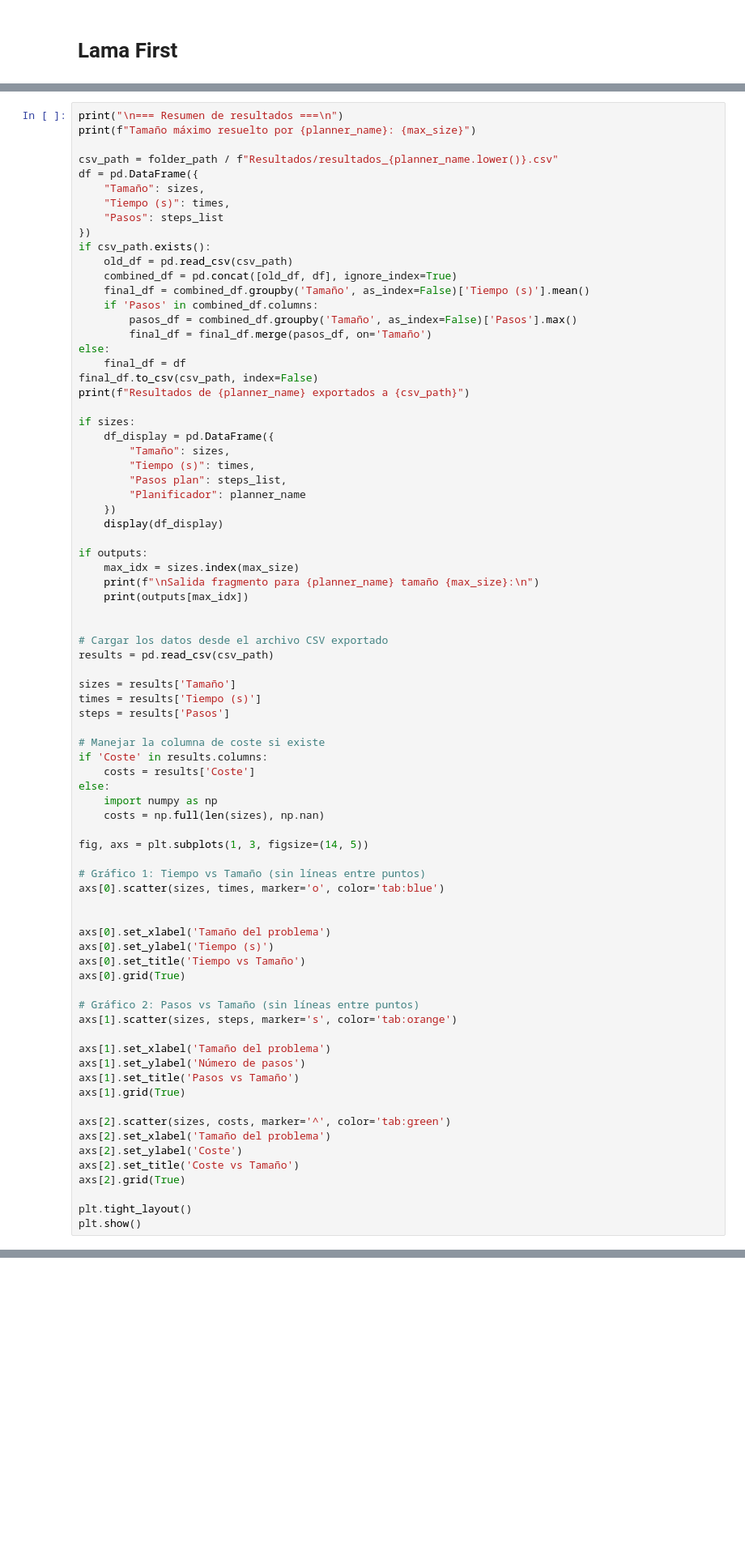
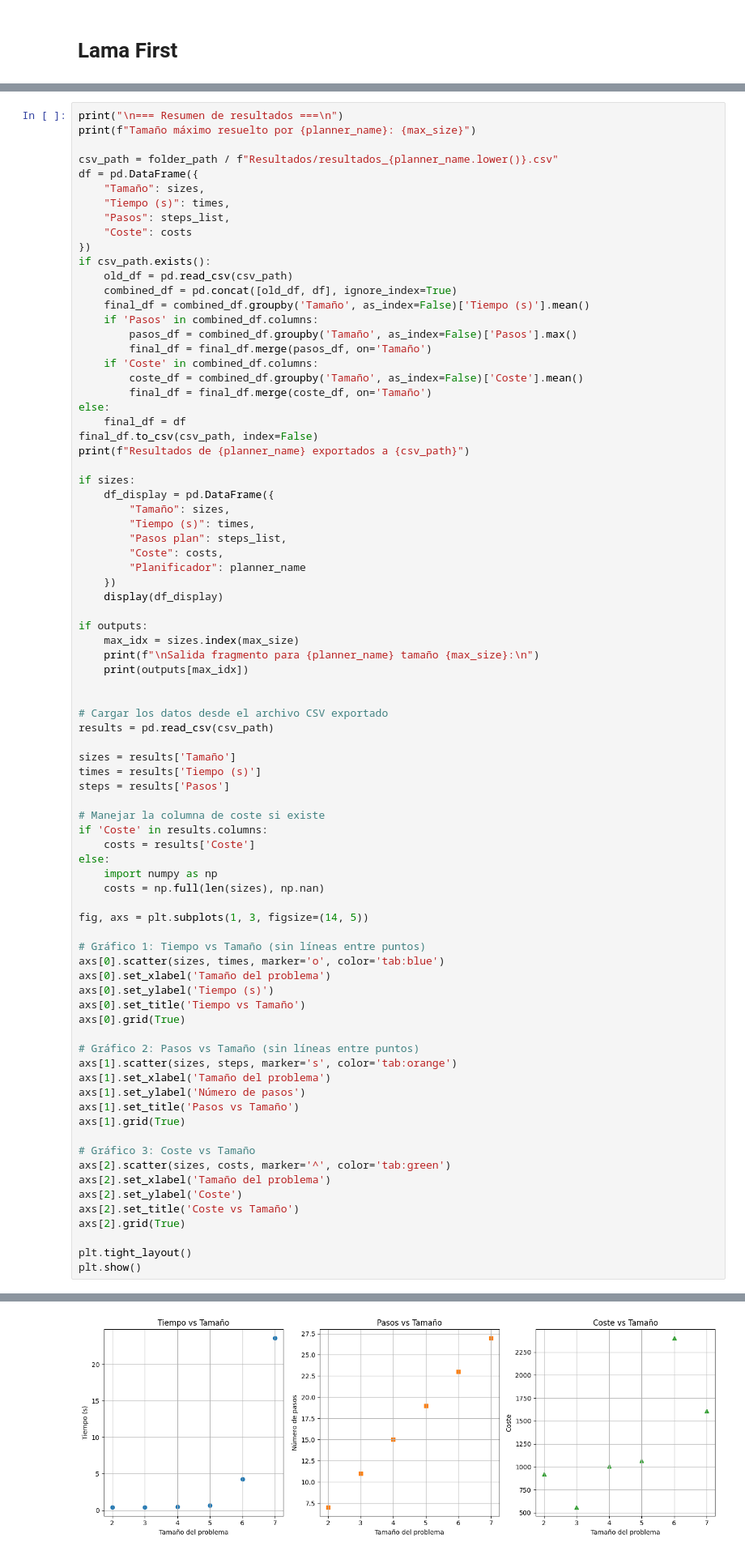
Before and after one commit to javikugan/Plani, a Jupyter notebook: Ejercicio2/2_2/2.2.ipynb, the cells around one changed output, grey strips where cells are left out. Shown at 81% size. Drawn from its saved outputs; the diff is of its cells as text; blank space fills up the shorter version.

```diff
--- a/Ejercicio2/2_2/2.2.ipynb
+++ b/Ejercicio2/2_2/2.2.ipynb
@@ -1012,7 +1149,8 @@ csv_path = folder_path / f"Resultados/resultados_{planner_name.lower()}.csv"
 df = pd.DataFrame({
     "Tamaño": sizes,
     "Tiempo (s)": times,
-    "Pasos": steps_list
+    "Pasos": steps_list,
+    "Coste": costs
 })
 if csv_path.exists():
     old_df = pd.read_csv(csv_path)
@@ -1021,6 +1159,9 @@ if csv_path.exists():
     if 'Pasos' in combined_df.columns:
         pasos_df = combined_df.groupby('Tamaño', as_index=False)['Pasos'].max()
         final_df = final_df.merge(pasos_df, on='Tamaño')
+    if 'Coste' in combined_df.columns:
+        coste_df = combined_df.groupby('Tamaño', as_index=False)['Coste'].mean()
+        final_df = final_df.merge(coste_df, on='Tamaño')
 else:
     final_df = df
 final_df.to_csv(csv_path, index=False)
@@ -1031,6 +1172,7 @@ if sizes:
         "Tamaño": sizes,
         "Tiempo (s)": times,
         "Pasos plan": steps_list,
+        "Coste": costs,
         "Planificador": planner_name
     })
     display(df_display)
@@ -1059,8 +1201,6 @@ fig, axs = plt.subplots(1, 3, figsize=(14, 5))
 
 # Gráfico 1: Tiempo vs Tamaño (sin líneas entre puntos)
 axs[0].scatter(sizes, times, marker='o', color='tab:blue')
-
-
 axs[0].set_xlabel('Tamaño del problema')
 axs[0].set_ylabel('Tiempo (s)')
 axs[0].set_title('Tiempo vs Tamaño')
@@ -1068,12 +1208,12 @@ axs[0].grid(True)
 
 # Gráfico 2: Pasos vs Tamaño (sin líneas entre puntos)
 axs[1].scatter(sizes, steps, marker='s', color='tab:orange')
-
 axs[1].set_xlabel('Tamaño del problema')
 axs[1].set_ylabel('Número de pasos')
 axs[1].set_title('Pasos vs Tamaño')
 axs[1].grid(True)
 
+# Gráfico 3: Coste vs Tamaño
 axs[2].scatter(sizes, costs, marker='^', color='tab:green')
 axs[2].set_xlabel('Tamaño del problema')
 axs[2].set_ylabel('Coste')
@@ -1082,3 +1222,4 @@ axs[2].grid(True)
 
 plt.tight_layout()
 plt.show()
+# %% [output]
@@ -1084,0 +1254 @@ plt.show()
+[figure, added]
```
Also changed, not shown: parts of 28 cells of this notebook, 43 other files.
